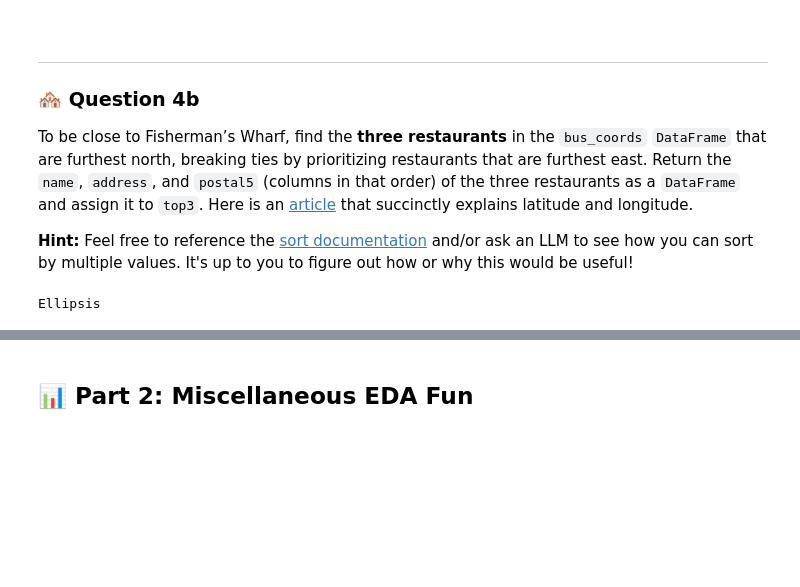
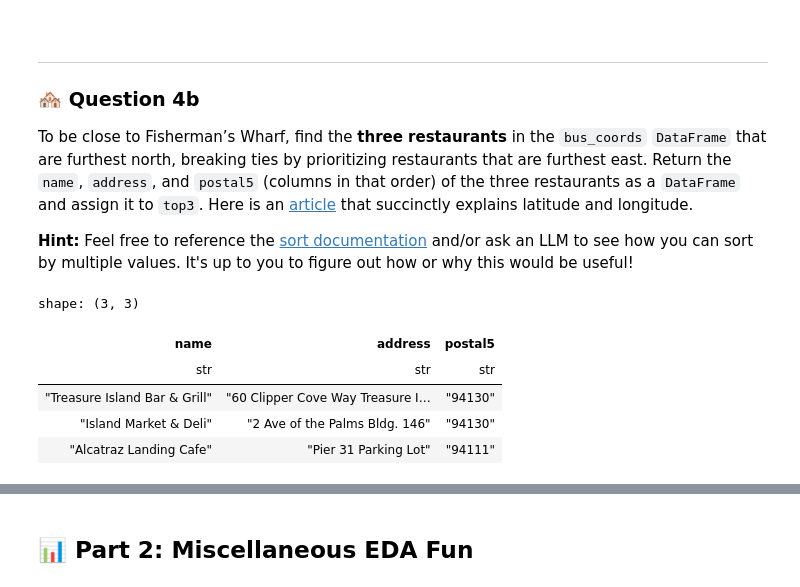
Before and after one commit to robinkool123/CS-Learn-Path, a Jupyter notebook: UCB-Data100/hw/hw01/hw01.ipynb, the cells around one changed output, grey strips where cells are left out. Drawn from its saved outputs; the diff is of its cells as text; code cells hidden in the pictures; blank space fills up the shorter version.

```diff
--- a/UCB-Data100/hw/hw01/hw01.ipynb
+++ b/UCB-Data100/hw/hw01/hw01.ipynb
@@ -803,10 +803,18 @@ To be close to Fisherman’s Wharf, find the **three restaurants** in the `bus_c
 # Feel free to do your rough work here
 # Do not add a cell between your solution and the grader cell
 # %%
-top3 = ...
+top3 = bus_coords.sort(
+    ["latitude", "longitude"],
+    descending=[True, True]
+).select(["name", "address", "postal5"]).head(3)
 top3
 # %% [output]
-Ellipsis
+shape: (3, 3)
+| name | address | postal5 |
+| str | str | str |
+| "Treasure Island Bar & Grill" | "60 Clipper Cove Way Treasure I… | "94130" |
+| "Island Market & Deli" | "2 Ave of the Palms Bldg. 146" | "94130" |
+| "Alcatraz Landing Cafe" | "Pier 31 Parking Lot" | "94111" |
 # %%
 grader.check("q4b")
 # %% [output]
```
Also changed, not shown: parts of 4 cells of this notebook.
